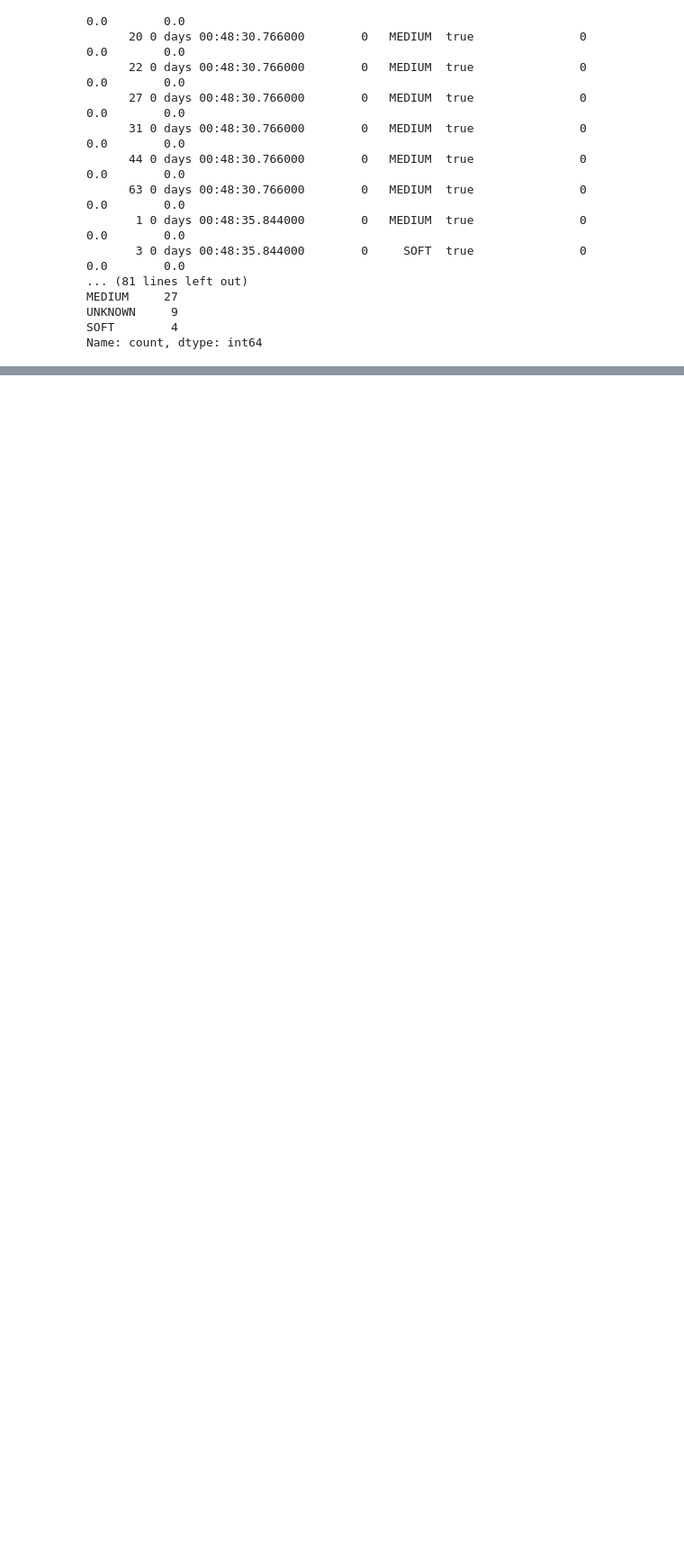
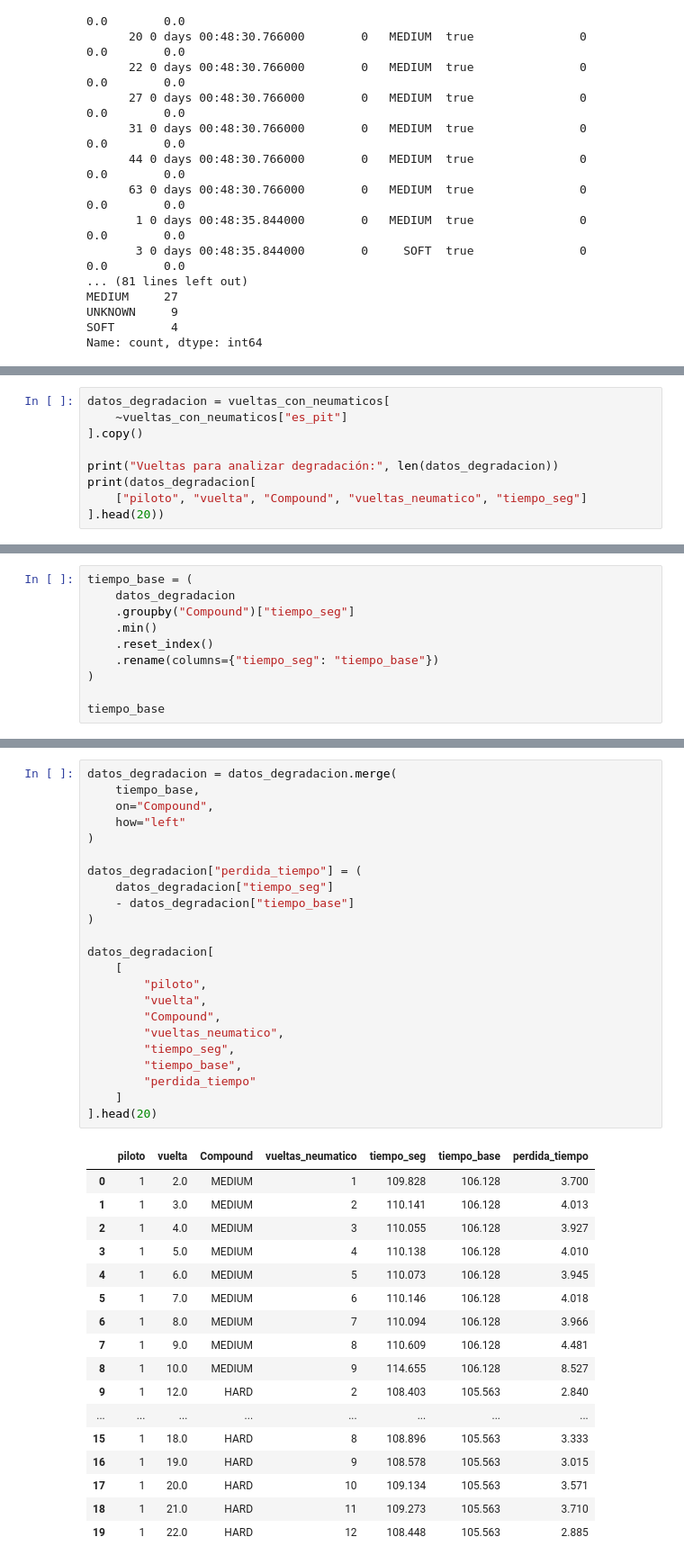
Before and after one commit to maipochettino/simuladorf1, a Jupyter notebook: notebooks/f1_strategy_bot.ipynb, the cells around one changed output, grey strips where cells are left out. Shown at 90% size. Cells and saved outputs as stored; diff of their text form; blank space fills up the shorter version.

```diff
--- a/notebooks/f1_strategy_bot.ipynb
+++ b/notebooks/f1_strategy_bot.ipynb
@@ -332,0 +578,9 @@ Name: count, dtype: int64
+# %%
+datos_degradacion = vueltas_con_neumaticos[
+    ~vueltas_con_neumaticos["es_pit"]
+].copy()
+
+print("Vueltas para analizar degradación:", len(datos_degradacion))
+print(datos_degradacion[
+    ["piloto", "vuelta", "Compound", "vueltas_neumatico", "tiempo_seg"]
+].head(20))
@@ -332,0 +632,10 @@ Name: count, dtype: int64
+# %%
+tiempo_base = (
+    datos_degradacion
+    .groupby("Compound")["tiempo_seg"]
+    .min()
+    .reset_index()
+    .rename(columns={"tiempo_seg": "tiempo_base"})
+)
+
+tiempo_base
@@ -332,0 +647,41 @@ Name: count, dtype: int64
+# %%
+datos_degradacion = datos_degradacion.merge(
+    tiempo_base,
+    on="Compound",
+    how="left"
+)
+
+datos_degradacion["perdida_tiempo"] = (
+    datos_degradacion["tiempo_seg"]
+    - datos_degradacion["tiempo_base"]
+)
+
+datos_degradacion[
+    [
+        "piloto",
+        "vuelta",
+        "Compound",
+        "vueltas_neumatico",
+        "tiempo_seg",
+        "tiempo_base",
+        "perdida_tiempo"
+    ]
+].head(20)
+# %% [output]
+|  | piloto | vuelta | Compound | vueltas_neumatico | tiempo_seg | tiempo_base | perdida_tiempo |
+| 0 | 1 | 2.0 | MEDIUM | 1 | 109.828 | 106.128 | 3.700 |
+| 1 | 1 | 3.0 | MEDIUM | 2 | 110.141 | 106.128 | 4.013 |
+| 2 | 1 | 4.0 | MEDIUM | 3 | 110.055 | 106.128 | 3.927 |
+| 3 | 1 | 5.0 | MEDIUM | 4 | 110.138 | 106.128 | 4.010 |
+| 4 | 1 | 6.0 | MEDIUM | 5 | 110.073 | 106.128 | 3.945 |
+| 5 | 1 | 7.0 | MEDIUM | 6 | 110.146 | 106.128 | 4.018 |
+| 6 | 1 | 8.0 | MEDIUM | 7 | 110.094 | 106.128 | 3.966 |
+| 7 | 1 | 9.0 | MEDIUM | 8 | 110.609 | 106.128 | 4.481 |
+| 8 | 1 | 10.0 | MEDIUM | 9 | 114.655 | 106.128 | 8.527 |
+| 9 | 1 | 12.0 | HARD | 2 | 108.403 | 105.563 | 2.840 |
+| ... | ... | ... | ... | ... | ... | ... | ... |
+| 15 | 1 | 18.0 | HARD | 8 | 108.896 | 105.563 | 3.333 |
+| 16 | 1 | 19.0 | HARD | 9 | 108.578 | 105.563 | 3.015 |
+| 17 | 1 | 20.0 | HARD | 10 | 109.134 | 105.563 | 3.571 |
+| 18 | 1 | 21.0 | HARD | 11 | 109.273 | 105.563 | 3.710 |
+| 19 | 1 | 22.0 | HARD | 12 | 108.448 | 105.563 | 2.885 |
```
Also changed, not shown: parts of 30 cells of this notebook.
